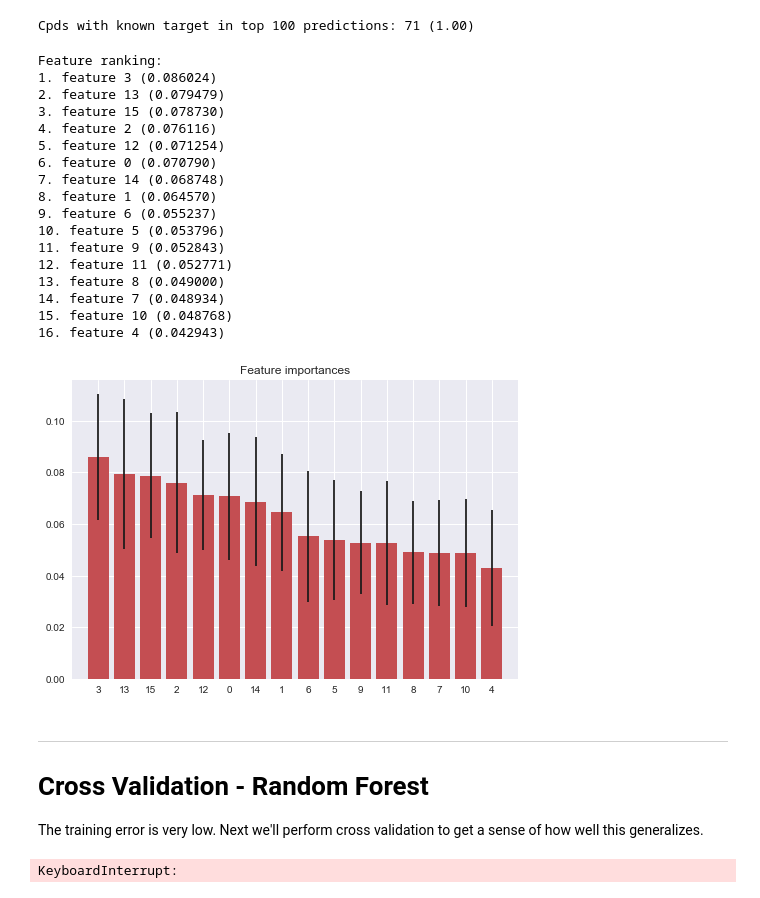
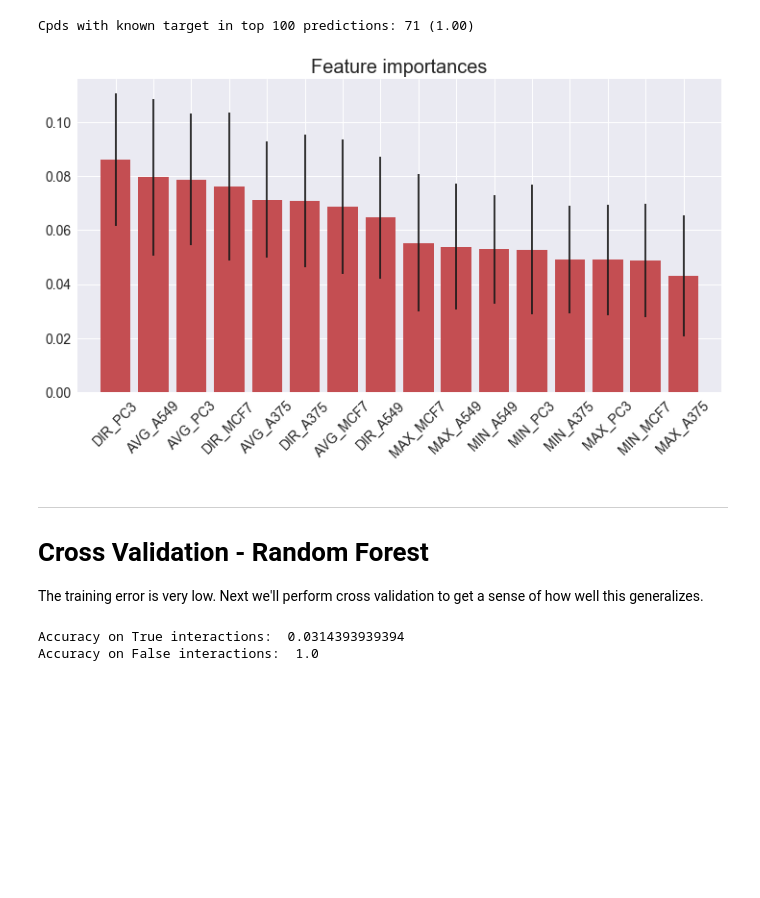
Before and after one commit to npabon/LINCS_target_prediction, a Jupyter notebook: classification.ipynb, the cells around one changed output. Cells and saved outputs as stored; diff of their text form; code cells hidden in the pictures; blank space fills up the shorter version.

```diff
--- a/classification.ipynb
+++ b/classification.ipynb
@@ -6,9 +6,16 @@ import numpy as np
 import scipy
 import itertools
 from support_functions import log_progress
+
+import matplotlib
 import matplotlib.pyplot as plt
 import seaborn as sns
 sns.set(color_codes=True)
+plt.rc('font', size=20)          # controls default text sizes
+plt.rc('axes', titlesize=20)     # fontsize of the axes title
+plt.rc('axes', labelsize=24)    # fontsize of the x and y labels   # fontsize of the x and y labels
+plt.rc('xtick', labelsize=14)    # fontsize of the tick labels
+plt.rc('ytick', labelsize=14)    # fontsize of the tick labels
 # %%
 # load the data
 X_std_df = pd.DataFrame.from_csv('features/X_std.csv')
@@ -184,42 +192,31 @@ Cpds with known target in top 100 predictions: 71 (1.00)
 # %%
 importances = RF.feature_importances_
 std = np.std([tree.feature_importances_ for tree in RF.estimators_],
              axis=0) # standard deviation of importances
 indices = np.argsort(importances)[::-1]
 
 # Print the feature ranking
-print("Feature ranking:")
+# print("Feature ranking:")
+# for f in range(X_std.shape[1]):
+#     print("%d. feature %d (%f)" % (f + 1, indices[f], importances[indices[f]]))
 
-for f in range(X_std.shape[1]):
-    print("%d. feature %d (%f)" % (f + 1, indices[f], importances[indices[f]]))
+LABELS = np.array(["DIR_A375", "DIR_A549", "DIR_MCF7", "DIR_PC3",
+          "MAX_A375", "MAX_A549", "MAX_MCF7", "MAX_PC3",
+          "MIN_A375", "MIN_A549", "MIN_MCF7", "MIN_PC3",
+          "AVG_A375", "AVG_A549", "AVG_MCF7", "AVG_PC3",
+         ])[indices]
 
 # Plot the feature importances of the forest
-plt.figure()
+plt.figure(figsize=(12,6))
 plt.title("Feature importances")
 plt.bar(range(X_std.shape[1]), importances[indices],
        color="r", yerr=std[indices], align="center")
-plt.xticks(range(X_std.shape[1]), indices)
+#plt.xticks(range(X_std.shape[1]), indices)
+plt.xticks(range(X_std.shape[1]), LABELS, rotation=45)
 plt.xlim([-1, X_std.shape[1]])
 plt.show()
 # %% [output]
-Feature ranking:
-1. feature 3 (0.086024)
-2. feature 13 (0.079479)
-3. feature 15 (0.078730)
-4. feature 2 (0.076116)
-5. feature 12 (0.071254)
-6. feature 0 (0.070790)
-7. feature 14 (0.068748)
-8. feature 1 (0.064570)
-9. feature 6 (0.055237)
-10. feature 5 (0.053796)
-11. feature 9 (0.052843)
-12. feature 11 (0.052771)
-13. feature 8 (0.049000)
-14. feature 7 (0.048934)
-15. feature 10 (0.048768)
-16. feature 4 (0.042943)
-[figure, old version]
+[figure, new version]
 # %% [markdown]
 ___
 # Cross Validation - Random Forest
@@ -237,7 +234,7 @@ y = y_df.label.values
 # %%
 # 10-fold cross validation
 from sklearn.model_selection import StratifiedKFold
-skf = StratifiedKFold(n_splits=10)
+skf = StratifiedKFold(n_splits=20)
 
 # store results
 true_acc_ = []
@@ -245,7 +242,7 @@ false_acc_ = []
 top_100_results_ = []
 
 
-for train, test in skf.split(X_std, y):
+for train, test in log_progress(skf.split(X_std, y), every=1):
     X_train = X_std[train]
     y_train = y[train]
     X_test = X_std[test]
@@ -294,11 +291,12 @@ for train, test in skf.split(X_std, y):
         top_100_results.at[c, 'true_targets_predicted'] = num_true_interactions_predicted
 
     top_100_results_.append(top_100_results)
-# %% [output]
-KeyboardInterrupt:
 # %%
-print('Accuracy on True interactions: ', true_acc_)
-print('Accuracy on False interactions: ', false_acc_)
+print('Accuracy on True interactions: ', np.mean(true_acc_))
+print('Accuracy on False interactions: ', np.mean(false_acc_))
+# %% [output]
+Accuracy on True interactions:  0.0314393939394
+Accuracy on False interactions:  1.0
 # %%
 top100 = []
 top50 = []
```
Also changed, not shown: parts of 10 cells of this notebook, 4 other files.
